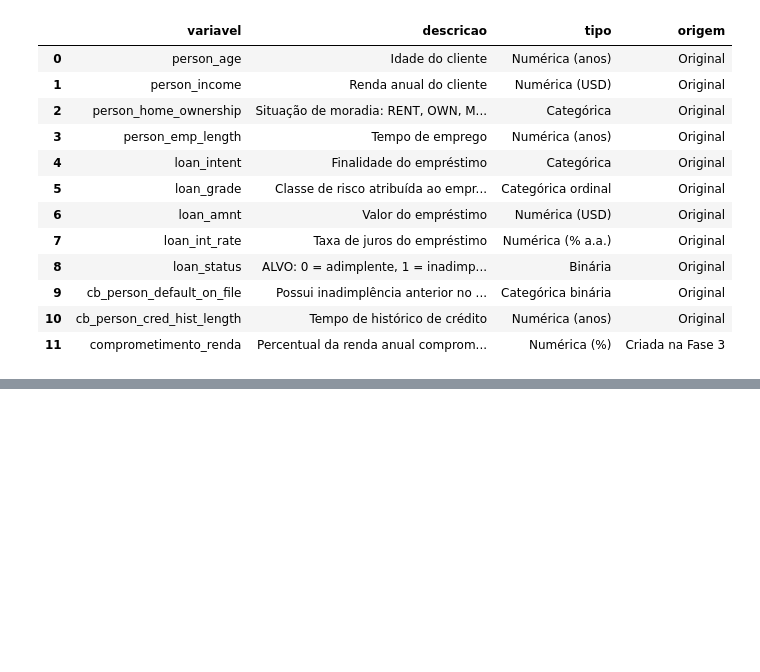
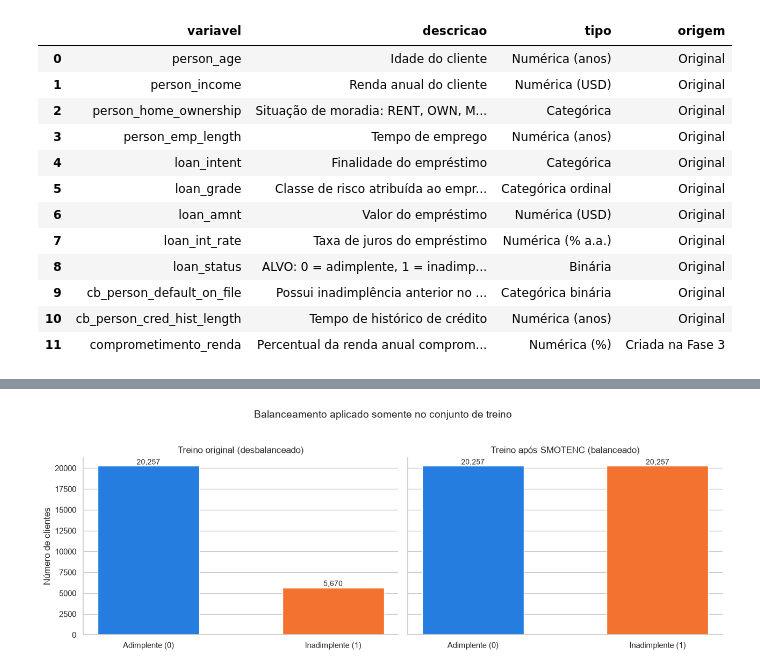
Before and after one commit to waldineilameira-lab/risco-credito-ml, a Jupyter notebook: notebooks/pipeline_risco_credito.ipynb, the cells around one changed output, grey strips where cells are left out. Cells and saved outputs as stored; diff of their text form; code cells hidden in the pictures; blank space fills up the shorter version.

Commit message:
feat: adiciona pré-processamento com encoding, split estratificado, SMOTENC e StandardScaler

```diff
--- a/notebooks/pipeline_risco_credito.ipynb
+++ b/notebooks/pipeline_risco_credito.ipynb
@@ -1115,0 +1257,30 @@ dicionario_final
+# %%
+# ============================================================
+# Gráfico 8: distribuição do alvo antes e depois do balanceamento
+# ============================================================
+
+fig, axes = plt.subplots(1, 2, figsize=(13, 4.5), sharey=True)
+rotulos_classes = ["Adimplente (0)", "Inadimplente (1)"]
+cores_classes = [COR_ADIMPLENTE, COR_INADIMPLENTE]
+
+for ax, serie, titulo in zip(
+    axes,
+    [y_train, y_train_bal],
+    ["Treino original (desbalanceado)", "Treino após SMOTENC (balanceado)"],
+):
+    contagem = serie.value_counts().sort_index()
+    barras = ax.bar(rotulos_classes, contagem.tolist(), color=cores_classes, width=0.55)
+    for barra, qtd in zip(barras, contagem.tolist()):
+        ax.text(barra.get_x() + barra.get_width() / 2, barra.get_height(), f"{qtd:,}",
+                ha="center", va="bottom", fontsize=10)
+    ax.set_title(titulo, fontsize=12)
+    ax.grid(axis="x", visible=False)
+    sns.despine(ax=ax)
+
+axes[0].set_ylabel("Número de clientes")
+fig.suptitle("Balanceamento aplicado somente no conjunto de treino", fontsize=14, y=1.03)
+fig.tight_layout()
+fig.savefig(PASTA_FIGURAS / "08_balanceamento_treino.png", bbox_inches="tight")
+plt.show()
+# %% [output]
+[figure, added]
```
Also changed, not shown: parts of 15 cells of this notebook, 1 other file.
